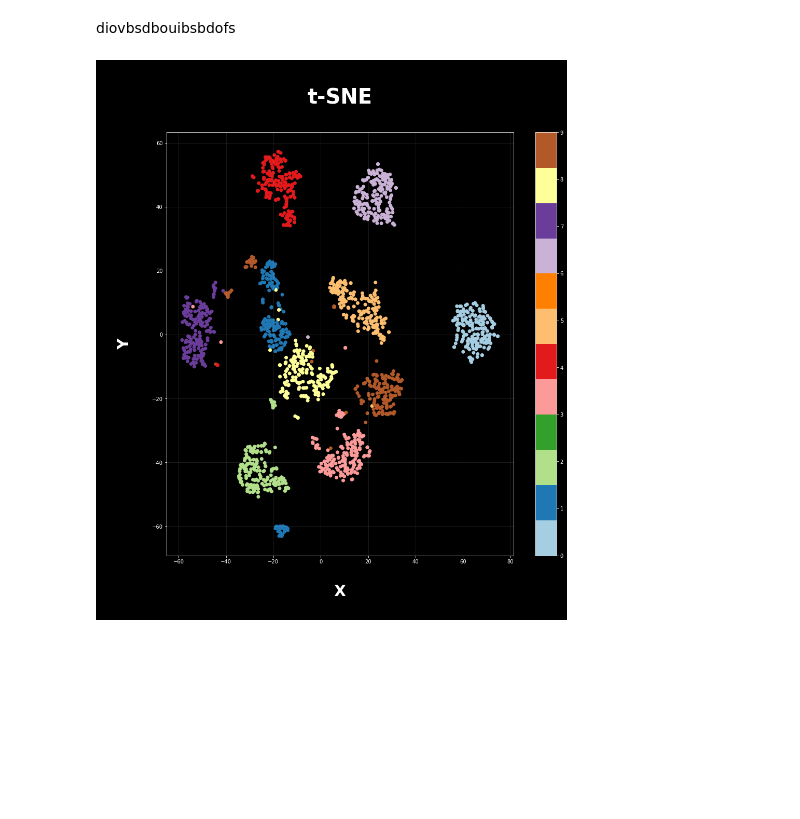
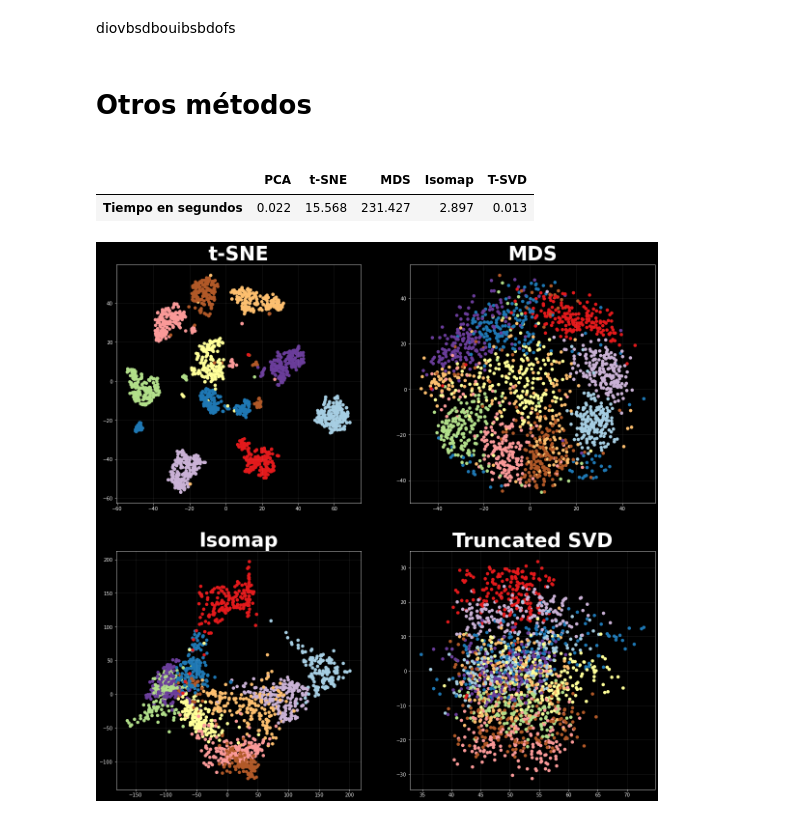
Before and after one commit to vicenteaguero/IMT1001-Data-Science-Project, a Jupyter notebook: Módulos/Análisis de la Base de Datos.ipynb, the cells around one changed output. Drawn from its saved outputs; the diff is of its cells as text; code cells hidden in the pictures; blank space fills up the shorter version.

```diff
--- a/Módulos/Análisis de la Base de Datos.ipynb
+++ b/Módulos/Análisis de la Base de Datos.ipynb
@@ -118,19 +135,3 @@ plt.show()
 [figure]
 # %% [markdown]
 diovbsdbouibsbdofs
-# %%
-plt.figure(figsize=(15, 15))
-tsne = TSNE(n_components = 2)
-intermediates_tsne = tsne.fit_transform(digits.data)
-#intermediates_tsne.shape
-plt.scatter(intermediates_tsne[:, 0], intermediates_tsne[:, 1], c=digits.target, cmap="Paired")
-plt.colorbar()
-#plt.xticks(np.arange(-80, 80, step=5))
-#plt.yticks(np.arange(-80, 80, step=5))
-plt.xlabel("\nX\n", fontweight="bold", fontsize=30)
-plt.ylabel("\nY\n", fontweight="bold", fontsize=30)
-plt.title("\nt-SNE\n", fontweight="extra bold", fontsize=40)
-plt.grid(True, linewidth=1, alpha=0.1)
-plt.show()
-# %% [output]
-[figure, removed]
@@ -149,0 +138,52 @@ plt.show()
+# %% [markdown]
+<h1>Otros métodos<h1/>
+# %%
+pca_inicio = time()
+pca = PCA(n_components=2)
+proj = pca.fit_transform(digits.data)
+pca_fin = time()
+tsne_inicio = time()
+tsne = TSNE(n_components = 2)
+intermediates_tsne = tsne.fit_transform(digits.data)
+tsne_fin = time()
+mds_inicio = time()
+mds = MDS(n_components = 2)
+intermediates_mds = mds.fit_transform(digits.data)
+mds_fin = time()
+isomap_inicio = time()
+isomap_ = Isomap(n_components=2)
+proj_isomap = isomap_.fit_transform(digits.data)
+isomap_fin = time()
+tsvd_inicio = time()
+tsvd = TruncatedSVD(n_components=2)
+proj_tsvd = tsvd.fit_transform(digits.data)
+tsvd_fin = time()
+# %%
+d = {"PCA": [round(pca_fin - pca_inicio, 3)], "t-SNE": [round(tsne_fin - tsne_inicio, 3)], "MDS": [round(mds_fin - mds_inicio, 3)], \
+     "Isomap": [round(isomap_fin - isomap_inicio, 3)], "T-SVD": [round(tsvd_fin - tsvd_inicio, 3)]}
+tiempos = pd.DataFrame(data=d, index=["Tiempo en segundos"])
+tiempos
+# %% [output]
+|  | PCA | t-SNE | MDS | Isomap | T-SVD |
+| Tiempo en segundos | 0.022 | 15.568 | 231.427 | 2.897 | 0.013 |
+# %%
+plt.figure(figsize=(20, 20))
+plt.subplot(2, 2, 1)
+plt.scatter(intermediates_tsne[:, 0], intermediates_tsne[:, 1], c=digits.target, cmap="Paired")
+plt.title("t-SNE", fontweight="extra bold", fontsize=40)
+plt.grid(True, linewidth=1, alpha=0.1)
+plt.subplot(2, 2, 2)
+plt.scatter(intermediates_mds[:, 0], intermediates_mds[:, 1], c=digits.target, cmap="Paired")
+plt.title("MDS", fontweight="extra bold", fontsize=40)
+plt.grid(True, linewidth=1, alpha=0.1)
+plt.subplot(2, 2, 3)
+plt.scatter(proj_isomap[:, 0], proj_isomap[:, 1], c=digits.target, cmap="Paired")
+plt.title("Isomap", fontweight="extra bold", fontsize=40)
+plt.grid(True, linewidth=1, alpha=0.1)
+plt.subplot(2, 2, 4)
+plt.scatter(proj_tsvd[:, 0], proj_tsvd[:, 1], c=digits.target, cmap="Paired")
+plt.title("Truncated SVD", fontweight="extra bold", fontsize=40)
+plt.grid(True, linewidth=1, alpha=0.1)
+plt.show()
+# %% [output]
+[figure, added]
```
Also changed, not shown: parts of 3 cells of this notebook.
